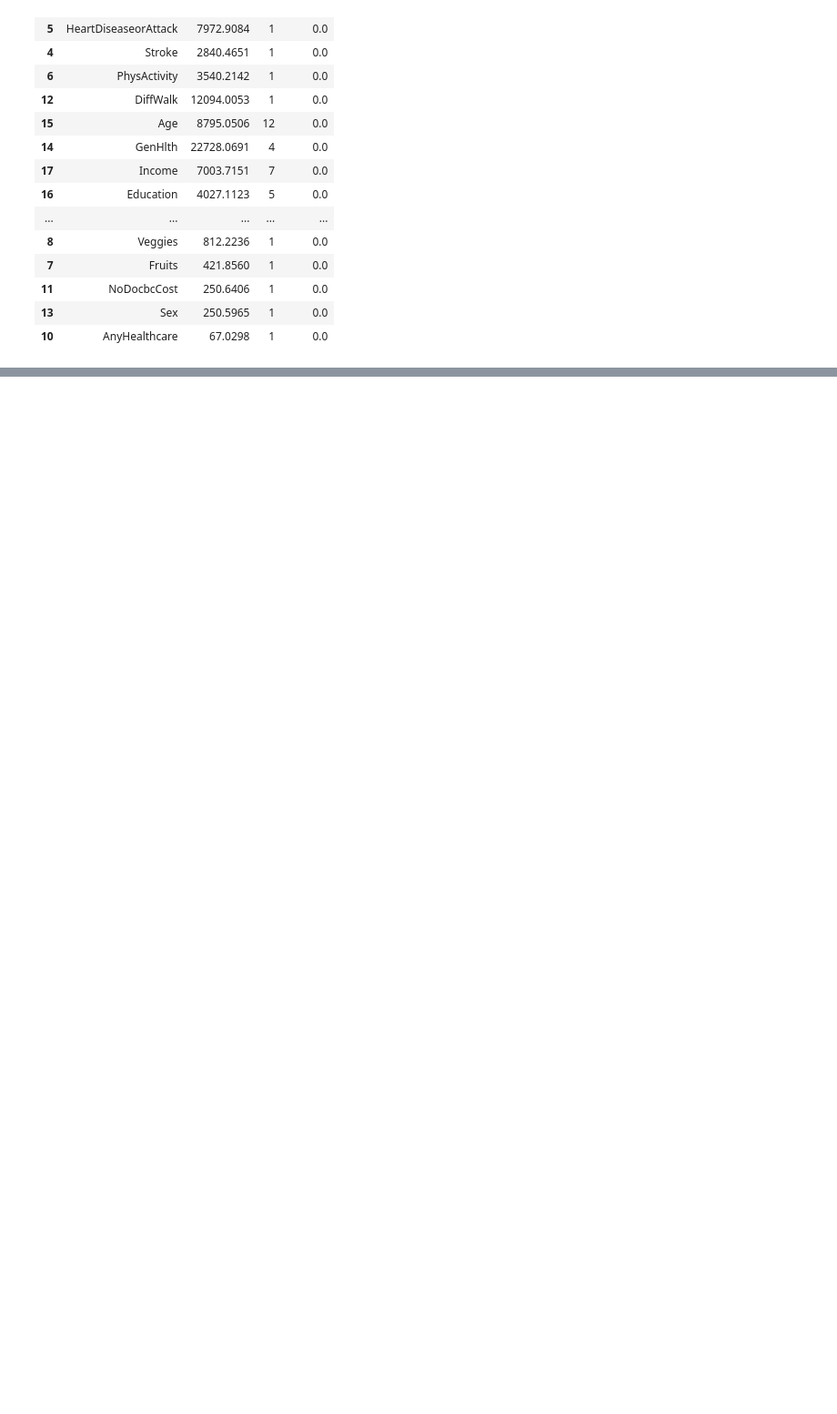
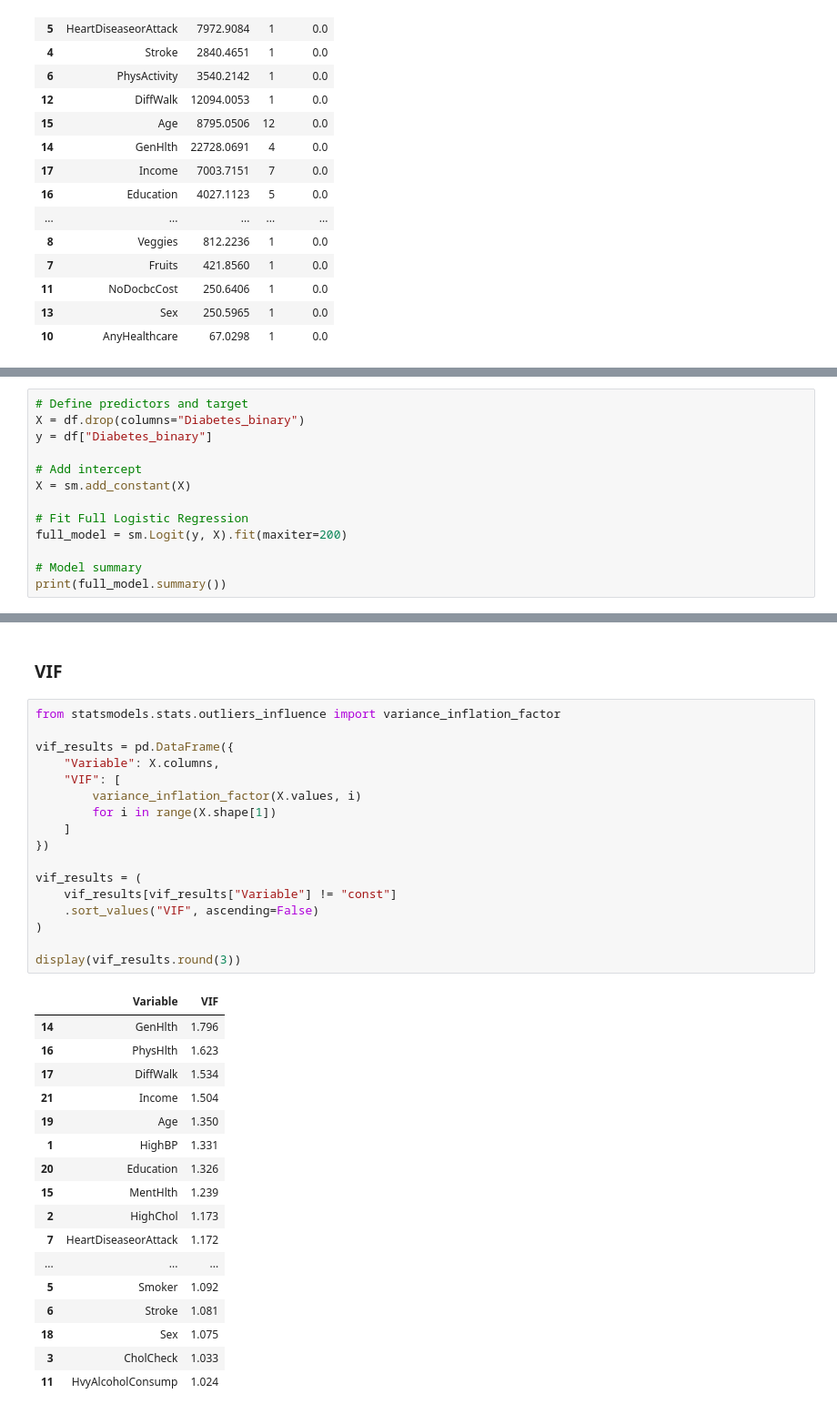
Before and after one commit to kurochan1901/115-1_Data-Analysis-and-Modeling, a Jupyter notebook: HW2/HW2.ipynb, the cells around one changed output, grey strips where cells are left out. Shown at 91% size. Saved outputs shown, nothing was run; the diff lists cells and outputs as text; blank space fills up the shorter version.

```diff
--- a/HW2/HW2.ipynb
+++ b/HW2/HW2.ipynb
@@ -808,0 +881,13 @@ display(
+# %%
+# Define predictors and target
+X = df.drop(columns="Diabetes_binary")
+y = df["Diabetes_binary"]
+
+# Add intercept
+X = sm.add_constant(X)
+
+# Fit Full Logistic Regression
+full_model = sm.Logit(y, X).fit(maxiter=200)
+
+# Model summary
+print(full_model.summary())
@@ -808,0 +912,37 @@ display(
+# %% [markdown]
+### VIF
+# %%
+from statsmodels.stats.outliers_influence import variance_inflation_factor
+
+vif_results = pd.DataFrame({
+    "Variable": X.columns,
+    "VIF": [
+        variance_inflation_factor(X.values, i)
+        for i in range(X.shape[1])
+    ]
+})
+
+vif_results = (
+    vif_results[vif_results["Variable"] != "const"]
+    .sort_values("VIF", ascending=False)
+)
+
+display(vif_results.round(3))
+# %% [output]
+|  | Variable | VIF |
+| 14 | GenHlth | 1.796 |
+| 16 | PhysHlth | 1.623 |
+| 17 | DiffWalk | 1.534 |
+| 21 | Income | 1.504 |
+| 19 | Age | 1.350 |
+| 1 | HighBP | 1.331 |
+| 20 | Education | 1.326 |
+| 15 | MentHlth | 1.239 |
+| 2 | HighChol | 1.173 |
+| 7 | HeartDiseaseorAttack | 1.172 |
+| ... | ... | ... |
+| 5 | Smoker | 1.092 |
+| 6 | Stroke | 1.081 |
+| 18 | Sex | 1.075 |
+| 3 | CholCheck | 1.033 |
+| 11 | HvyAlcoholConsump | 1.024 |
```
Also changed, not shown: parts of 18 cells of this notebook.
